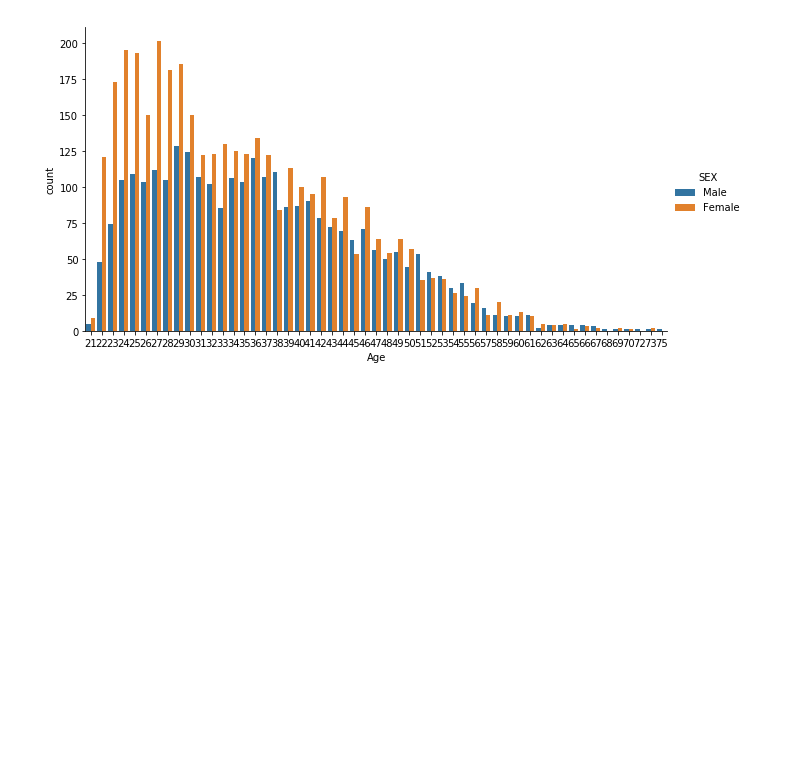
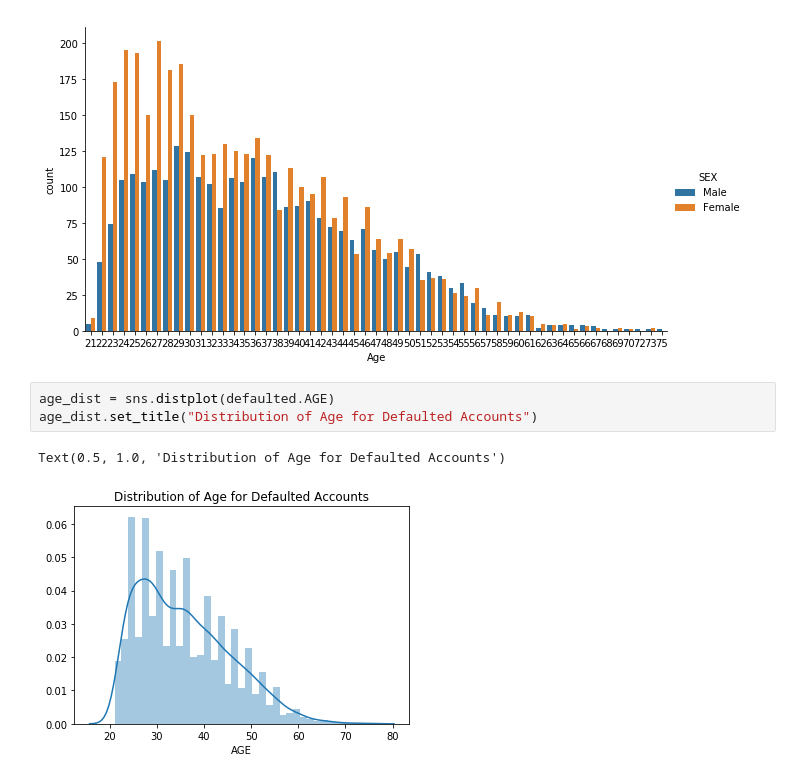
Before and after one commit to rjmclain1/DA1018UTA, a Jupyter notebook: C5T2.ipynb, the cells around one changed output. Cells and saved outputs as stored; diff of their text form; blank space fills up the shorter version.

```diff
--- a/C5T2.ipynb
+++ b/C5T2.ipynb
@@ -969,3 +969,9 @@ fg.set_xlabels('Age')
 # %% [output]
 <seaborn.axisgrid.FacetGrid at 0x...>
 [figure]
+# %%
+age_dist = sns.distplot(defaulted.AGE)
+age_dist.set_title("Distribution of Age for Defaulted Accounts")
+# %% [output]
+Text(0.5, 1.0, 'Distribution of Age for Defaulted Accounts')
+[figure, added]
```
